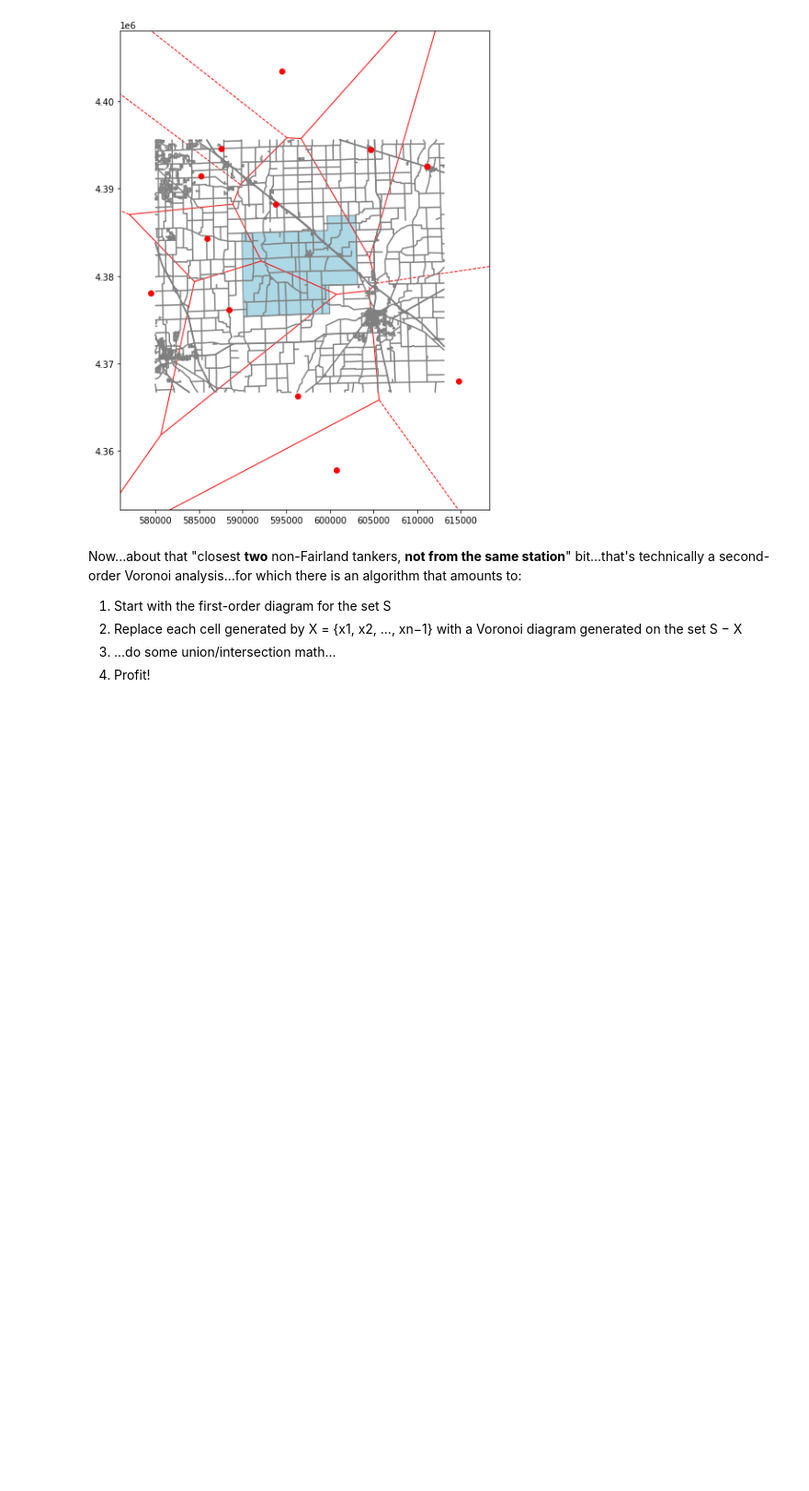
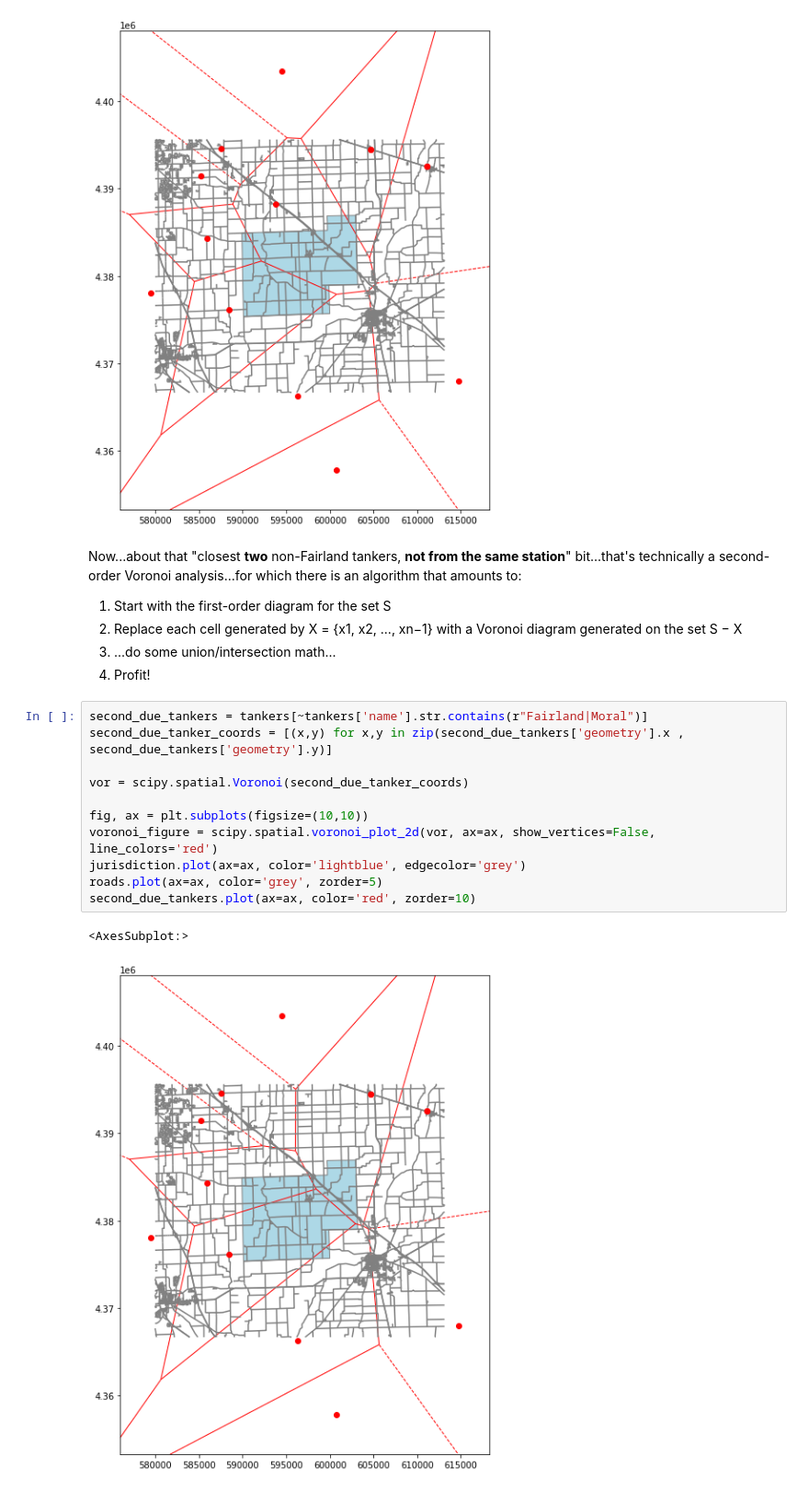
Before and after one commit to trimble/fire_geozones, a Jupyter notebook: Geos.ipynb, the cells around one changed output. Shown at 92% size. Drawn from its saved outputs; the diff is of its cells as text; blank space fills up the shorter version.

```diff
--- a/Geos.ipynb
+++ b/Geos.ipynb
@@ -295,3 +294,17 @@ Now...about that "closest **two** non-Fairland tankers, **not from the same stat
   1. Replace each cell generated by X = {x1, x2, ..., xn−1} with a Voronoi diagram generated on the set S − X
   1. ...do some union/intersection math...
   1. Profit!
+# %%
+second_due_tankers = tankers[~tankers['name'].str.contains(r"Fairland|Moral")]
+second_due_tanker_coords = [(x,y) for x,y in zip(second_due_tankers['geometry'].x , second_due_tankers['geometry'].y)]
+
+vor = scipy.spatial.Voronoi(second_due_tanker_coords)
+
+fig, ax = plt.subplots(figsize=(10,10))
+voronoi_figure = scipy.spatial.voronoi_plot_2d(vor, ax=ax, show_vertices=False, line_colors='red')
+jurisdiction.plot(ax=ax, color='lightblue', edgecolor='grey')
+roads.plot(ax=ax, color='grey', zorder=5)
+second_due_tankers.plot(ax=ax, color='red', zorder=10)
+# %% [output]
+<AxesSubplot:>
+[figure, added]
```
Also changed, not shown: parts of 1 cell of this notebook.
